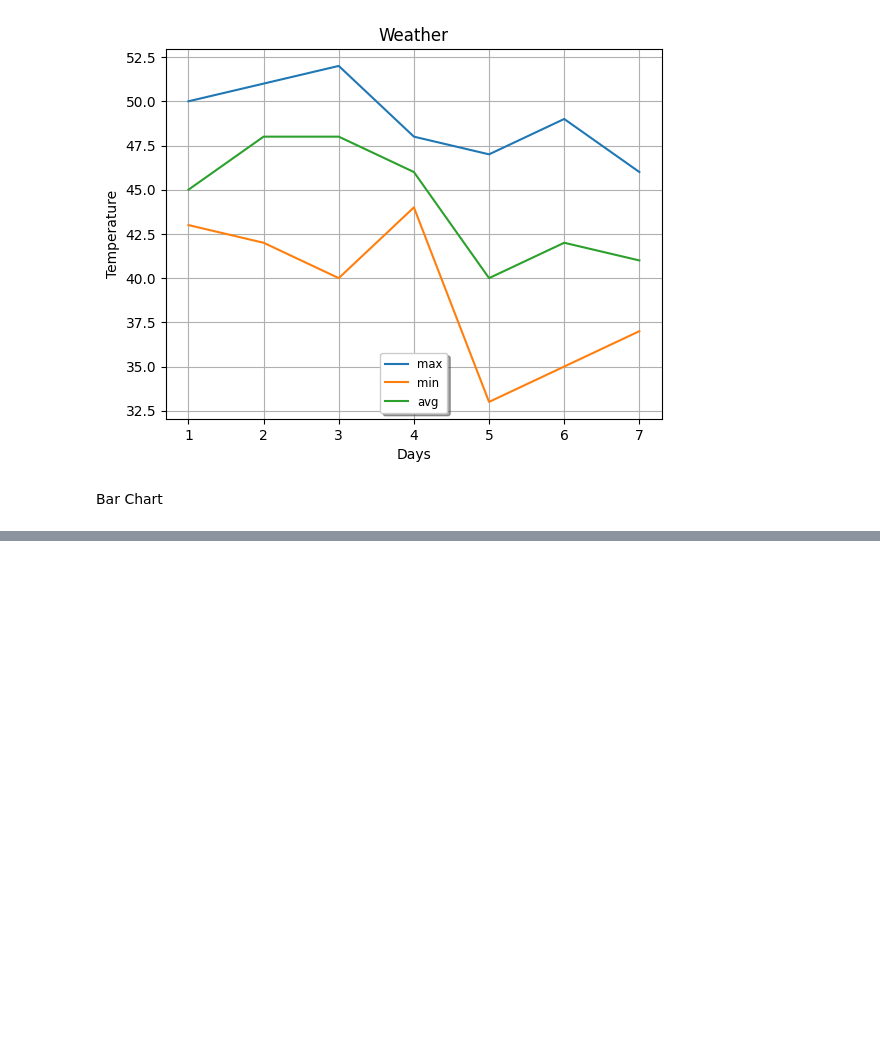
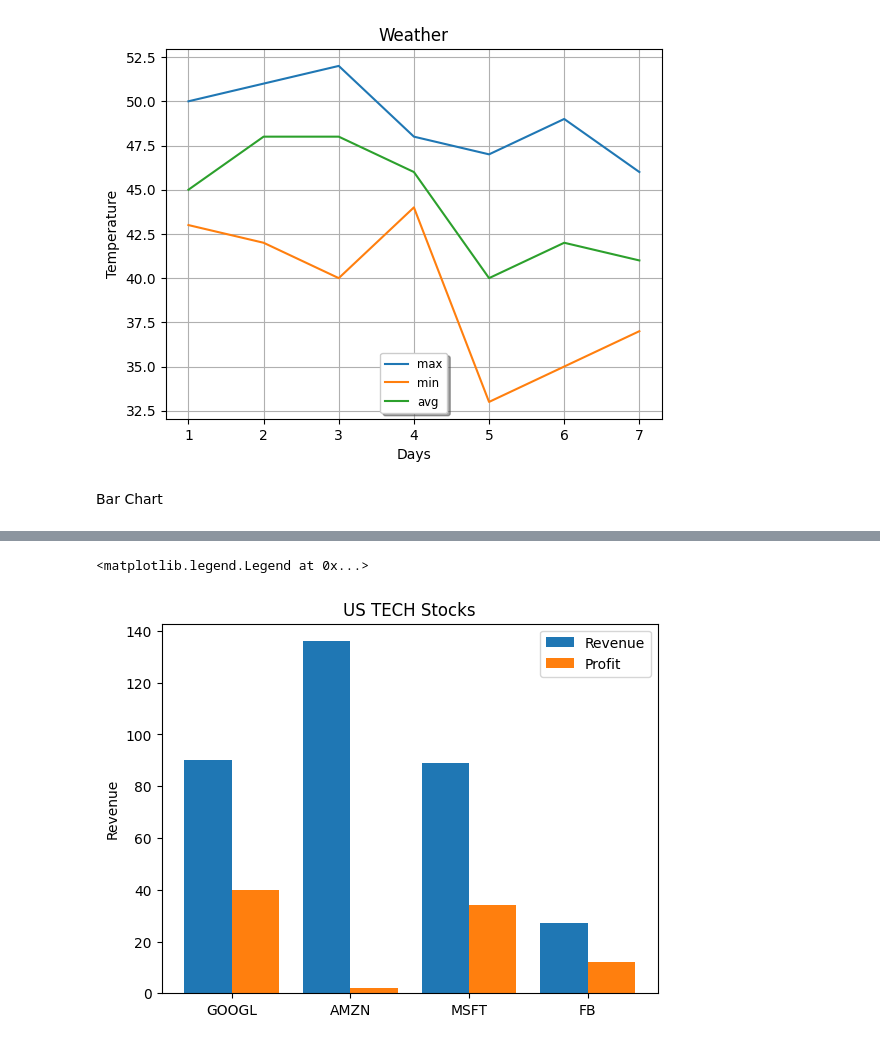
Before and after one commit to ChiefBibek/Matplotlib, a Jupyter notebook: matplot.ipynb, the cells around one changed output, grey strips where cells are left out. Drawn from its saved outputs; the diff is of its cells as text; code cells hidden in the pictures; blank space fills up the shorter version.

```diff
--- a/matplot.ipynb
+++ b/matplot.ipynb
@@ -77,0 +99,10 @@ Bar Chart
+# %%
+plt.xticks(xpos,company)
+plt.ylabel('Revenue')
+plt.title('US TECH Stocks')
+plt.bar(xpos-0.2,revenue,width=0.4,label='Revenue')
+plt.bar(xpos+0.2,profit,width=0.4,label='Profit')
+plt.legend()
+# %% [output]
+<matplotlib.legend.Legend at 0x...>
+[figure, added]
```
Also changed, not shown: parts of 7 cells of this notebook.
